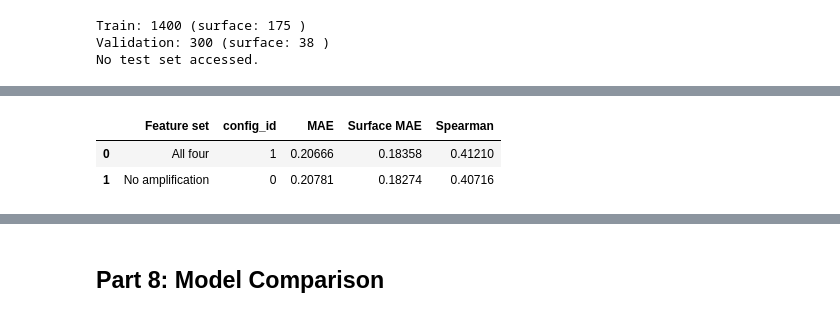
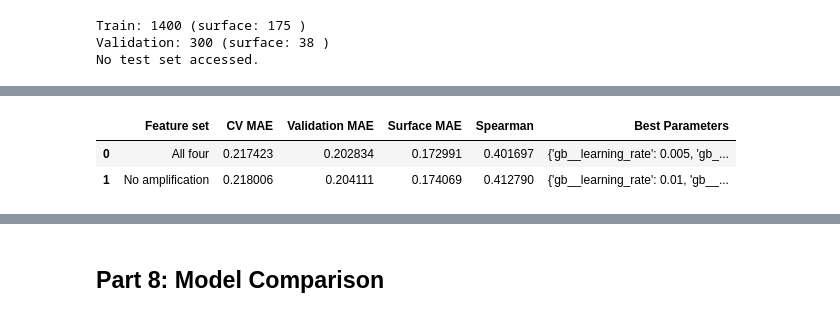
Before and after one commit to sbskinn/Tumor-Surface-Target-Prioritization, a Jupyter notebook: Checkpoint_2/Checkpoint2_model_evaluation.ipynb, the cells around one changed output, grey strips where cells are left out. Drawn from its saved outputs; the diff is of its cells as text; code cells hidden in the pictures.

```diff
--- a/Checkpoint_2/Checkpoint2_model_evaluation.ipynb
+++ b/Checkpoint_2/Checkpoint2_model_evaluation.ipynb
@@ -9,7 +9,7 @@ We will train a constant baseline and Random Forest regression model to compare
 from pathlib import Path
 import pandas as pd
 
-data_folder = Path(".")
+data_folder = Path("../Checkpoint_1/data")
 
 train = pd.read_csv(data_folder / "checkpoint1_train.csv").set_index("sample")
 val = pd.read_csv(data_folder / "checkpoint1_validation.csv").set_index("sample")
@@ -191,9 +191,6 @@ from scipy.stats import spearmanr
 import matplotlib.pyplot as plt
 import joblib
 
-# Folder containing the Checkpoint 1 output files
-data_folder = Path(".")
-
 train = pd.read_csv(data_folder / "checkpoint1_train.csv", index_col=0)
 val = pd.read_csv(data_folder / "checkpoint1_validation.csv", index_col=0)
 
@@ -490,10 +487,6 @@ from sklearn.ensemble import GradientBoostingRegressor
 from sklearn.dummy import DummyRegressor
 from sklearn.metrics import mean_absolute_error, mean_squared_error, r2_score
 from sklearn.inspection import permutation_importance
-
-
-# Search current working directory and Downloads folder for the data folder
-data_folder = Path(".")
 # %%
 # Load the training and validation data, and set up the feature and target columns
 train = pd.read_csv(data_folder / "checkpoint1_train.csv").set_index("sample")
@@ -635,24 +658,42 @@ display(perm_df.round(5))
 # %%
 ablation_rows = []
 
 # Evaluate the model performance with all features and without the amplification frequency feature
-for feature_group, cols in [("All four", feature_cols),
-                          ("No amplification", [c for c in feature_cols if c != "amplification_frequency"])]:
-    for i, config in enumerate(configs):
-        trained_model = build_model(config, cols).fit(train[cols], y_train)
-        model_pred = trained_model.predict(val[cols])
-        ablation_rows.append({"Feature set": feature_group, "config_id": i,
-                             "MAE": mean_absolute_error(y_val, model_pred),
-                             "Surface MAE": mean_absolute_error(y_val.to_numpy()[surface_mask], model_pred[surface_mask]),
-                             "Spearman": score(y_val, model_pred)["Spearman"]})
+for feature_group, cols in [
+    ("All four", feature_cols),
+    ("No amplification", [
+        c for c in feature_cols
+        if c != "amplification_frequency"
+    ])
+]:
+    search = GridSearchCV(estimator=build_model({}),
+        param_grid=param_grid, cv=5,
+        scoring="neg_mean_absolute_error", n_jobs=-1)
 
-ablation_all = pd.DataFrame(ablation_rows)
-ablation_best = ablation_all.sort_values(["MAE", "config_id"]).groupby("Feature set", as_index=False).first()
-display(ablation_best.round(5))
+    # Tune using only the training data
+    search.fit(X_train[cols], y_train)
+
+    # Evaluate the best model on validation data
+    model_pred = search.best_estimator_.predict(X_val[cols])
+
+    ablation_rows.append({
+        "Feature set": feature_group,
+        "CV MAE": -search.best_score_,
+        "Validation MAE": mean_absolute_error(y_val, model_pred),
+        "Surface MAE": mean_absolute_error(
+            y_val.to_numpy()[surface_mask],
+            model_pred[surface_mask]
+        ),
+        "Spearman": score(y_val, model_pred)["Spearman"],
+        "Best Parameters": search.best_params_
+    })
+
+ablation_best = pd.DataFrame(ablation_rows)
+display(ablation_best)
 # %% [output]
-|  | Feature set | config_id | MAE | Surface MAE | Spearman |
-| 0 | All four | 1 | 0.20666 | 0.18358 | 0.41210 |
-| 1 | No amplification | 0 | 0.20781 | 0.18274 | 0.40716 |
+|  | Feature set | CV MAE | Validation MAE | Surface MAE | Spearman | Best Parameters |
+| 0 | All four | 0.217423 | 0.202834 | 0.172991 | 0.401697 | {'gb__learning_rate': 0.005, 'gb_... |
+| 1 | No amplification | 0.218006 | 0.204111 | 0.174069 | 0.412790 | {'gb__learning_rate': 0.01, 'gb__... |
 # %%
 random_generator = np.random.default_rng(42)
 bootstrap_rows = []
```
Also changed, not shown: parts of 9 cells of this notebook.
